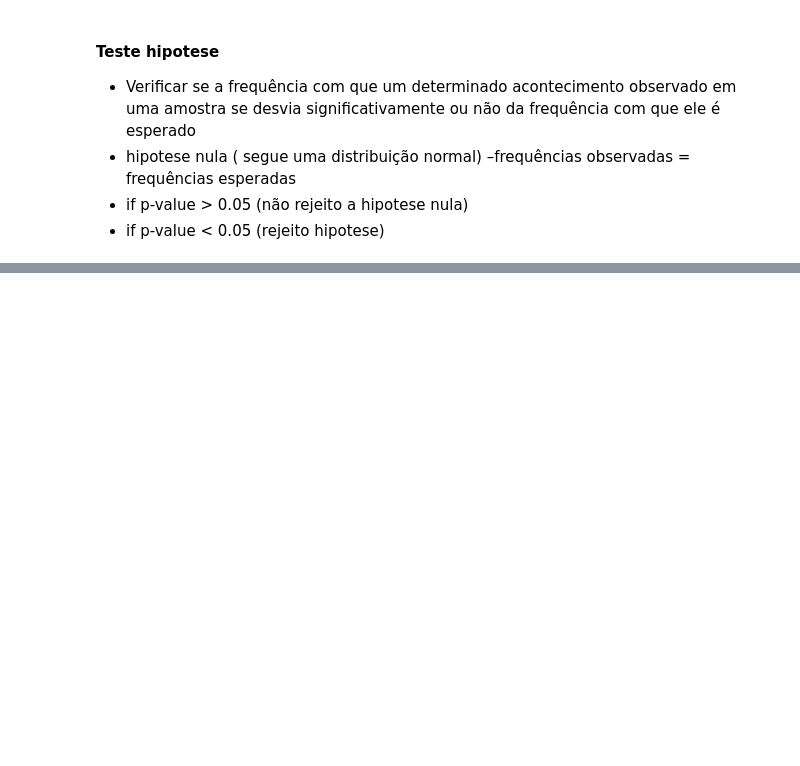
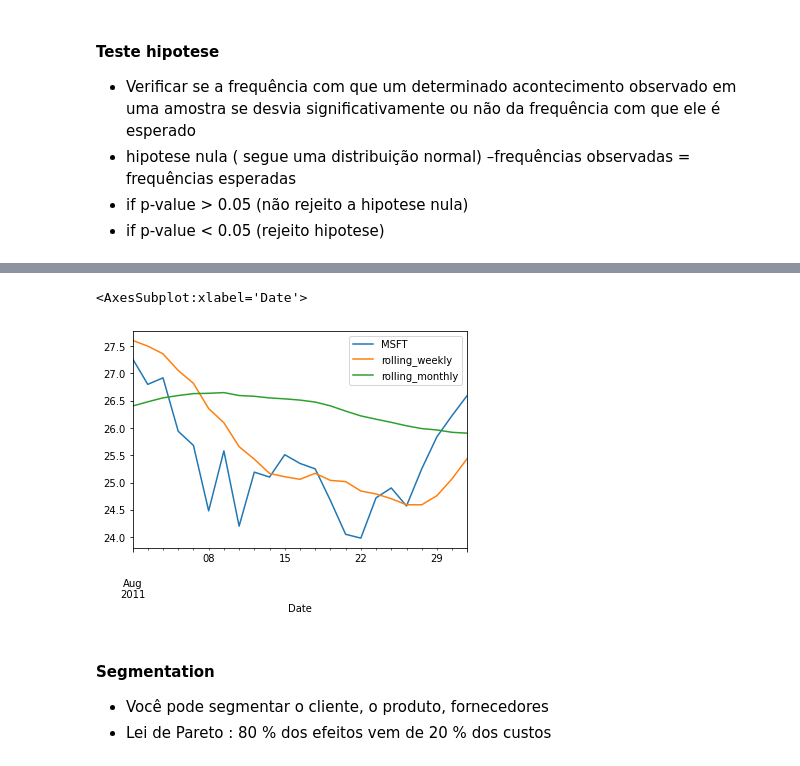
Before and after one commit to CaroliAgro/supply_chain, a Jupyter notebook: supply.ipynb, the cells around one changed output, grey strips where cells are left out. Drawn from its saved outputs; the diff is of its cells as text; code cells hidden in the pictures; blank space fills up the shorter version.

```diff
--- a/supply.ipynb
+++ b/supply.ipynb
@@ -140,0 +247,9 @@ pricing.head()
+# %%
+MSFT['Aug-2011'].plot()
+# %% [output]
+<AxesSubplot:xlabel='Date'>
+[figure, added]
+# %% [markdown]
+#### Segmentation
+- Você pode segmentar o cliente, o produto, fornecedores
+- Lei de Pareto : 80 % dos efeitos vem de 20 % dos custos
```
Also changed, not shown: parts of 37 cells of this notebook, 6 other files.
